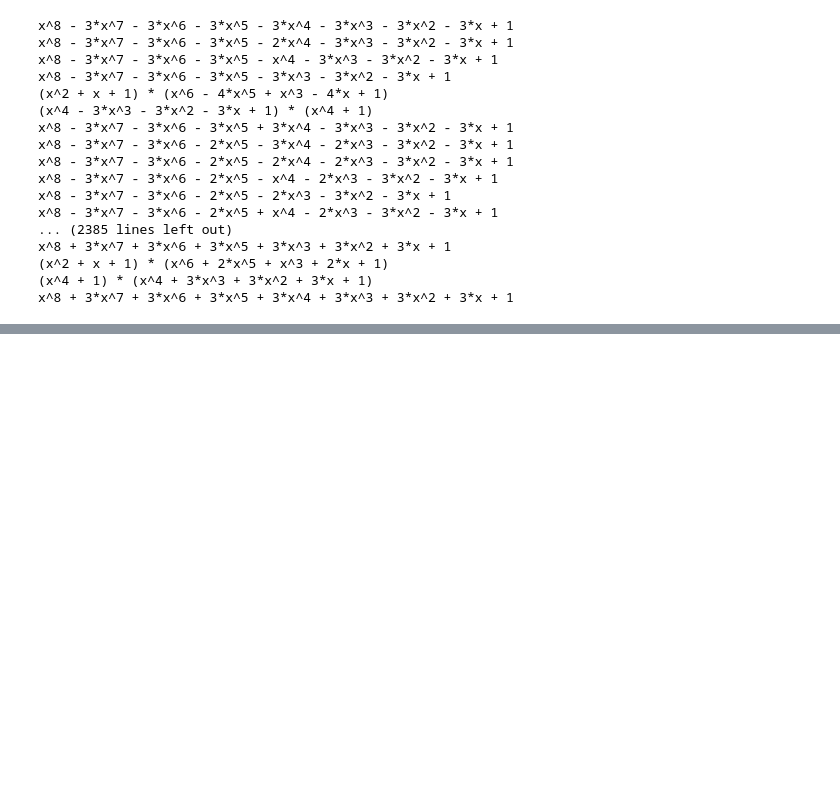
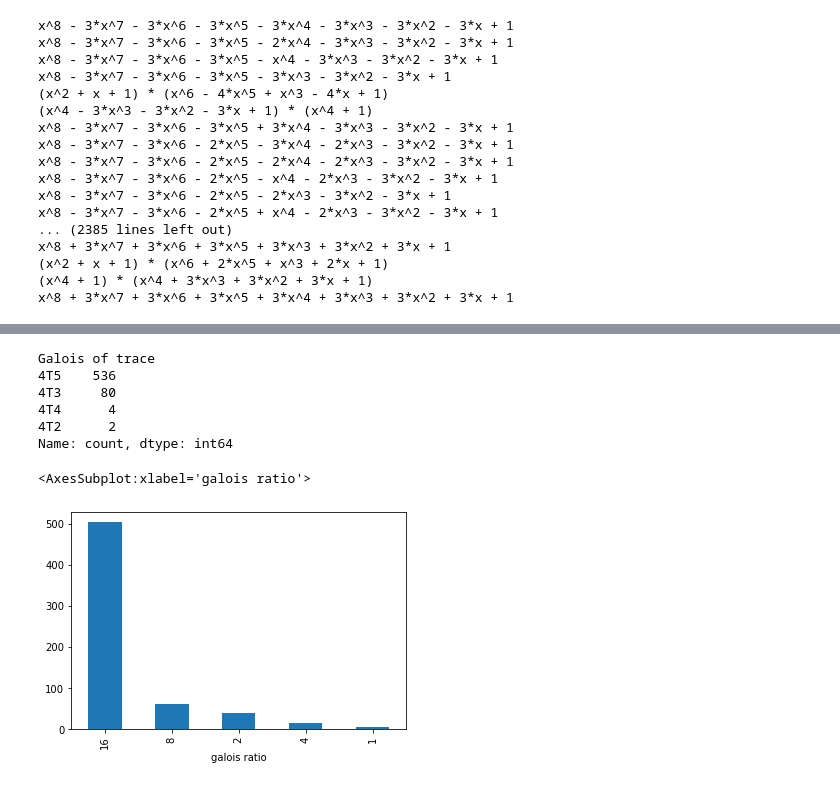
Before and after one commit to MatthewNortonPersonal/Mahler-Measures-and-Galois-Groups-of-Reciprocal-Polynomials, a Jupyter notebook: Galois Groups/Galois Computations.ipynb, the cells around one changed output, grey strips where cells are left out. Cells and saved outputs as stored; diff of their text form; code cells hidden in the pictures; blank space fills up the shorter version.

```diff
--- a/Galois Groups/Galois Computations.ipynb
+++ b/Galois Groups/Galois Computations.ipynb
@@ -303,0 +321,14 @@ df
+# %%
+df["Galois of trace"].value_counts()
+# %% [output]
+Galois of trace
+4T5    536
+4T3     80
+4T4      4
+4T2      2
+Name: count, dtype: int64
+# %%
+df["galois ratio"].value_counts().plot.bar()
+# %% [output]
+<AxesSubplot:xlabel='galois ratio'>
+[figure, added]
```
Also changed, not shown: parts of 14 cells of this notebook.
